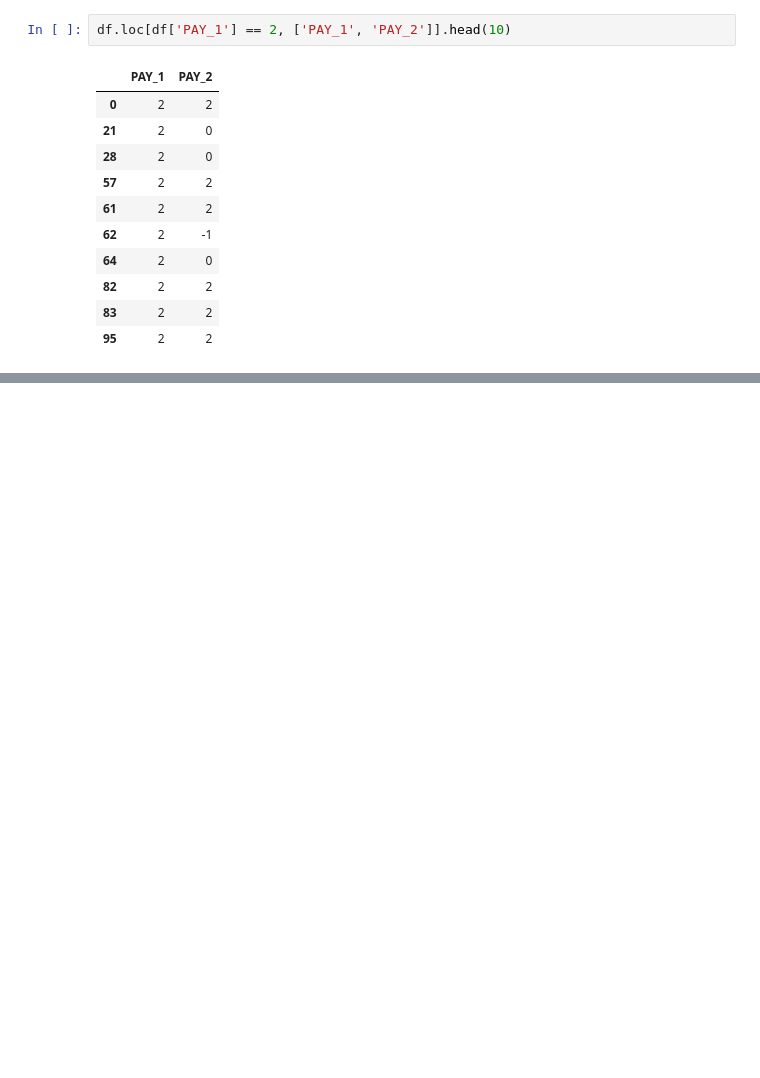
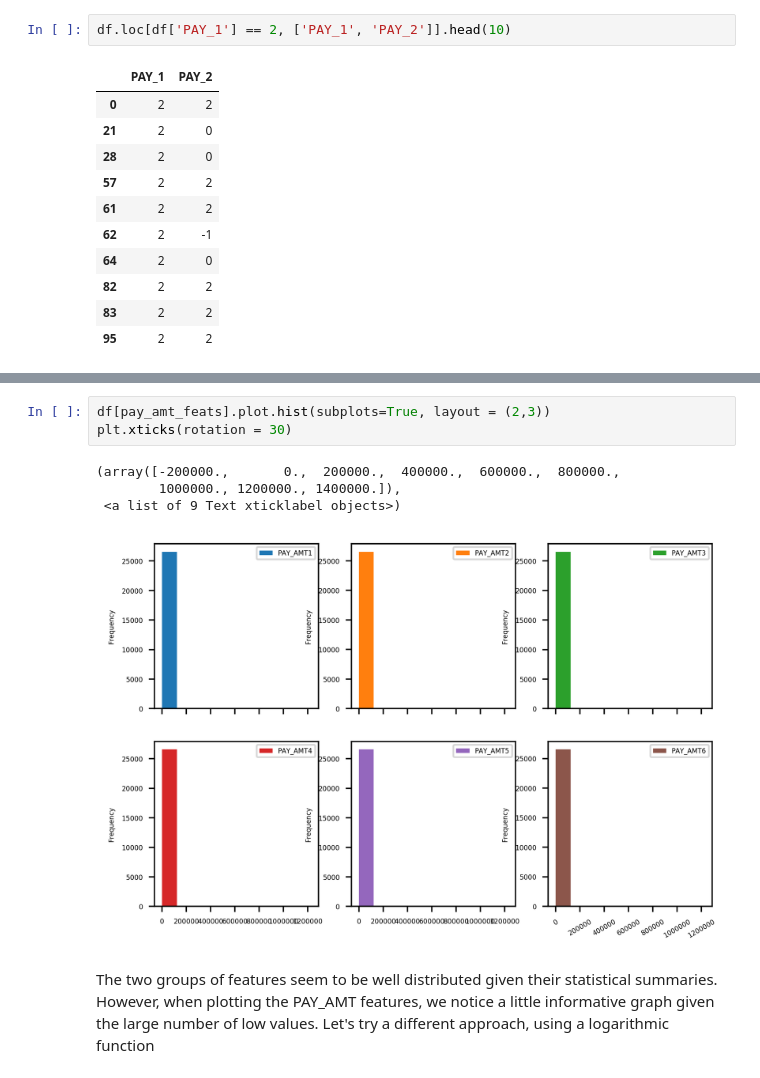
Before and after one commit to GusFX/default_of_credit_card_learning, a Jupyter notebook: src/cleaning_and_exploring.ipynb, the cells around one changed output, grey strips where cells are left out. Saved outputs shown, nothing was run; the diff lists cells and outputs as text; blank space fills up the shorter version.

```diff
--- a/src/cleaning_and_exploring.ipynb
+++ b/src/cleaning_and_exploring.ipynb
@@ -448,0 +502,10 @@ Looking the data, we can see that, with the exception of **PAY_1**, all the othe
+# %%
+df[pay_amt_feats].plot.hist(subplots=True, layout = (2,3))
+plt.xticks(rotation = 30)
+# %% [output]
+(array([-200000.,       0.,  200000.,  400000.,  600000.,  800000.,
+        1000000., 1200000., 1400000.]),
+ <a list of 9 Text xticklabel objects>)
+[figure, added]
+# %% [markdown]
+The two groups of features seem to be well distributed given their statistical summaries. However, when plotting the PAY_AMT features, we notice a little informative graph given the large number of low values. Let's try a different approach, using a logarithmic function
```
Also changed, not shown: parts of 8 cells of this notebook.
